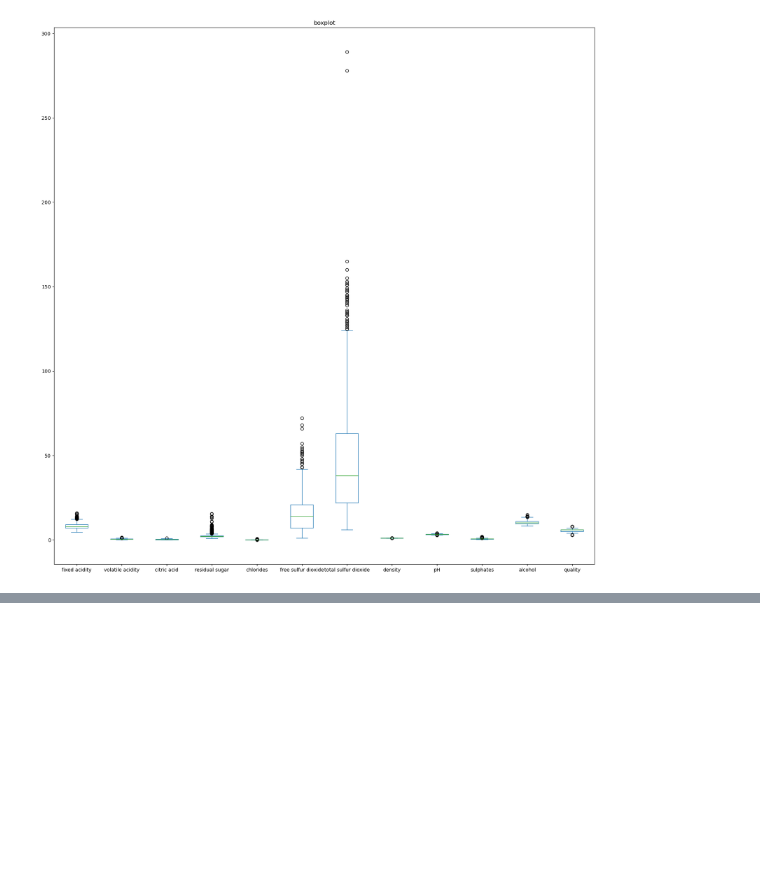
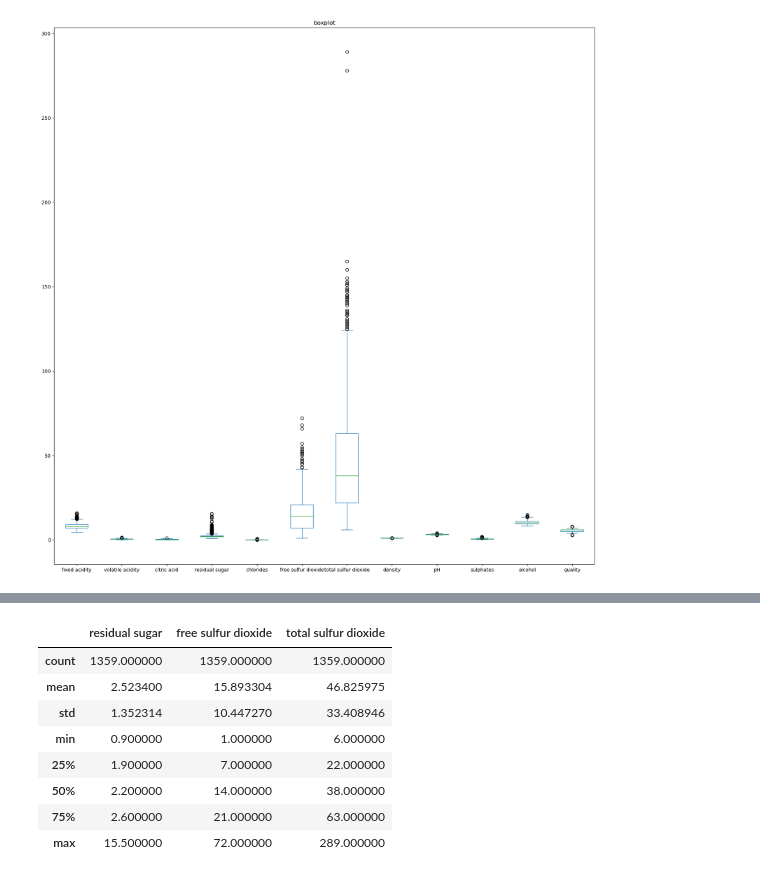
Before and after one commit to pvulya1/predicting_wine_quality, a Jupyter notebook: wine_eda.ipynb, the cells around one changed output, grey strips where cells are left out. Cells and saved outputs as stored; diff of their text form; code cells hidden in the pictures; blank space fills up the shorter version.

Commit message:
looking at outliers

```diff
--- a/wine_eda.ipynb
+++ b/wine_eda.ipynb
@@ -106,0 +107,4 @@ To look at the nature of data distribution I touch on in the last cell - here ar
+# %%
+#let's take a deeper look at those variables
+outliers_vals = red_wines.loc[:,['residual sugar', 'free sulfur dioxide', 'total sulfur dioxide']]
+outliers_vals.head()
@@ -106,0 +118,13 @@ To look at the nature of data distribution I touch on in the last cell - here ar
+# %%
+#let's look at their statistics
+outliers_vals.describe()
+# %% [output]
+|  | residual sugar | free sulfur dioxide | total sulfur dioxide |
+| count | 1359.000000 | 1359.000000 | 1359.000000 |
+| mean | 2.523400 | 15.893304 | 46.825975 |
+| std | 1.352314 | 10.447270 | 33.408946 |
+| min | 0.900000 | 1.000000 | 6.000000 |
+| 25% | 1.900000 | 7.000000 | 22.000000 |
+| 50% | 2.200000 | 14.000000 | 38.000000 |
+| 75% | 2.600000 | 21.000000 | 63.000000 |
+| max | 15.500000 | 72.000000 | 289.000000 |
```
Also changed, not shown: parts of 6 cells of this notebook.
